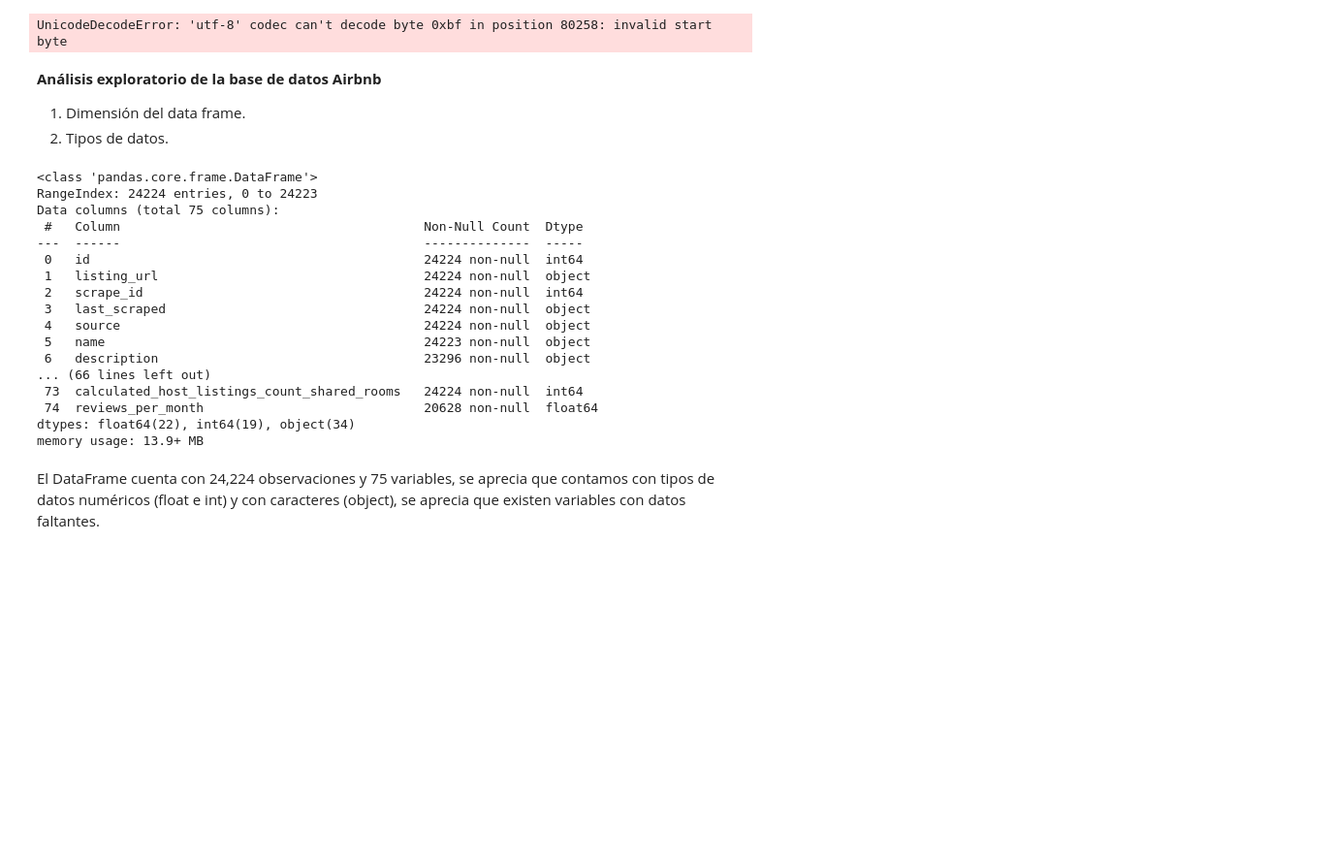
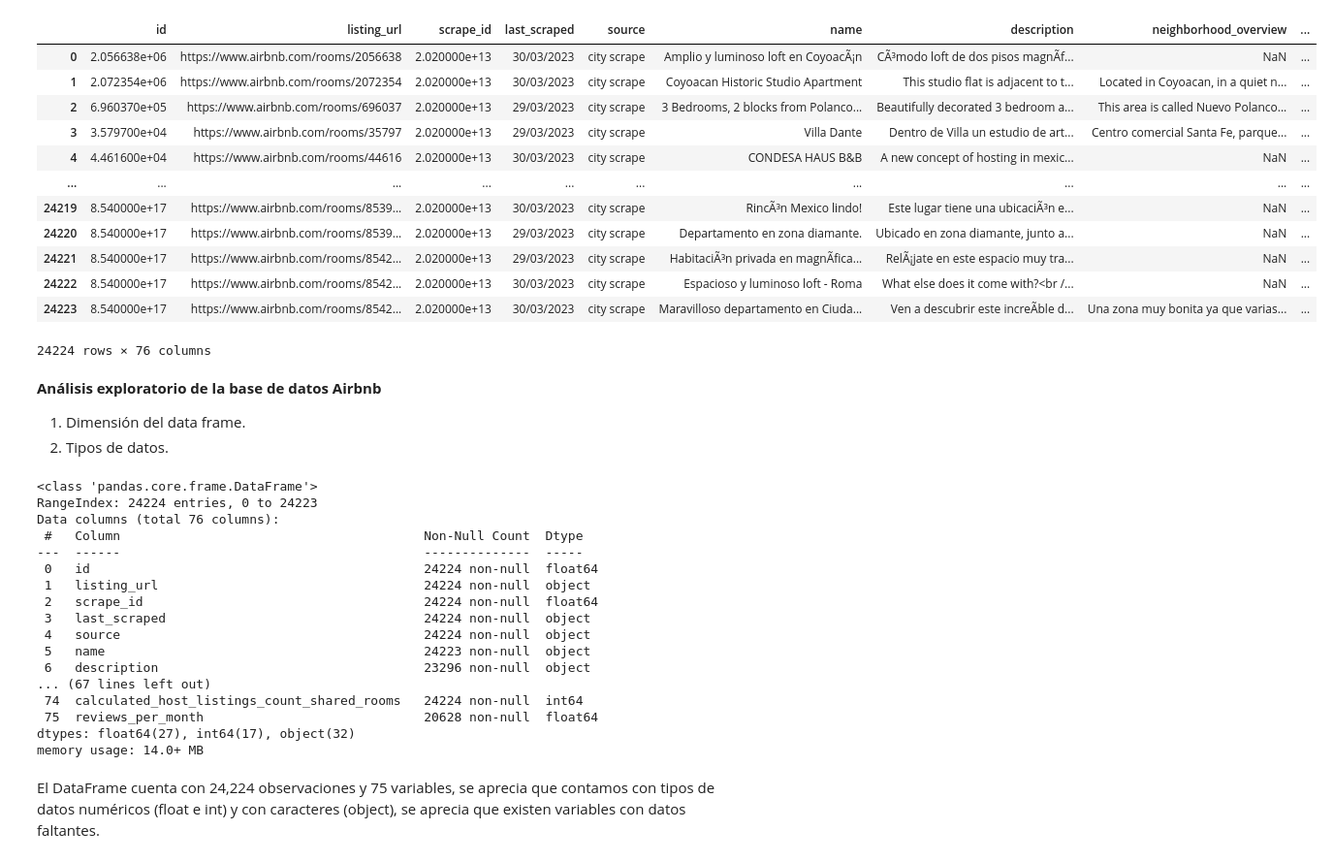
Before and after one commit to AlbertoMuro/Actividad6, a Jupyter notebook: Actividad6(Reto final).ipynb, the cells around one changed output. Shown at 97% size. Cells and saved outputs as stored; diff of their text form; code cells hidden in the pictures; blank space fills up the shorter version.

```diff
--- a/Actividad6(Reto final).ipynb
+++ b/Actividad6(Reto final).ipynb
@@ -4,10 +4,22 @@ import numpy as np
 import matplotlib.pyplot as plt
 from funpymodeling.exploratory import freq_tbl
 # %%
-df=pd.read_csv("DF_Mexico.csv")
+df=pd.read_csv("DF_Mexico.csv",encoding='latin-1')
 df
 # %% [output]
+|  | id | listing_url | scrape_id | last_scraped | source | name | description | neighborhood_overview | ... |
+| 0 | 2.056638e+06 | https://www.airbnb.com/rooms/2056638 | 2.020000e+13 | 30/03/2023 | city scrape | Amplio y luminoso loft en CoyoacÃ¡n | CÃ³modo loft de dos pisos magnÃ­f... | NaN | ... |
+| 1 | 2.072354e+06 | https://www.airbnb.com/rooms/2072354 | 2.020000e+13 | 30/03/2023 | city scrape | Coyoacan Historic Studio Apartment | This studio flat is adjacent to t... | Located in Coyoacan, in a quiet n... | ... |
+| 2 | 6.960370e+05 | https://www.airbnb.com/rooms/696037 | 2.020000e+13 | 29/03/2023 | city scrape | 3 Bedrooms, 2 blocks from Polanco... | Beautifully decorated 3 bedroom a... | This area is called Nuevo Polanco... | ... |
+| 3 | 3.579700e+04 | https://www.airbnb.com/rooms/35797 | 2.020000e+13 | 29/03/2023 | city scrape | Villa Dante | Dentro de Villa un estudio de art... | Centro comercial Santa Fe, parque... | ... |
+| 4 | 4.461600e+04 | https://www.airbnb.com/rooms/44616 | 2.020000e+13 | 30/03/2023 | city scrape | CONDESA HAUS B&B | A new concept of hosting in mexic... | NaN | ... |
+| ... | ... | ... | ... | ... | ... | ... | ... | ... | ... |
+| 24219 | 8.540000e+17 | https://www.airbnb.com/rooms/8539... | 2.020000e+13 | 30/03/2023 | city scrape | RincÃ³n Mexico lindo! | Este lugar tiene una ubicaciÃ³n e... | NaN | ... |
+| 24220 | 8.540000e+17 | https://www.airbnb.com/rooms/8539... | 2.020000e+13 | 29/03/2023 | city scrape | Departamento en zona diamante. | Ubicado en zona diamante, junto a... | NaN | ... |
+| 24221 | 8.540000e+17 | https://www.airbnb.com/rooms/8542... | 2.020000e+13 | 29/03/2023 | city scrape | HabitaciÃ³n privada en magnÃ­fica... | RelÃ¡jate en este espacio muy tra... | NaN | ... |
+| 24222 | 8.540000e+17 | https://www.airbnb.com/rooms/8542... | 2.020000e+13 | 30/03/2023 | city scrape | Espacioso y luminoso loft - Roma | What else does it come with?<br /... | NaN | ... |
+| 24223 | 8.540000e+17 | https://www.airbnb.com/rooms/8542... | 2.020000e+13 | 30/03/2023 | city scrape | Maravilloso departamento en Ciuda... | Ven a descubrir este increÃ­ble d... | Una zona muy bonita ya que varias... | ... |
-UnicodeDecodeError: 'utf-8' codec can't decode byte 0xbf in position 80258: invalid start byte
+24224 rows × 76 columns
 # %% [markdown]
 **Análisis exploratorio de la base de datos Airbnb**
 1. Dimensión del data frame.
@@ -17,21 +29,21 @@ df.info()
 # %% [output]
 <class 'pandas.core.frame.DataFrame'>
 RangeIndex: 24224 entries, 0 to 24223
-Data columns (total 75 columns):
+Data columns (total 76 columns):
  #   Column                                        Non-Null Count  Dtype
 ---  ------                                        --------------  -----
- 0   id                                            24224 non-null  int64
+ 0   id                                            24224 non-null  float64
  1   listing_url                                   24224 non-null  object
- 2   scrape_id                                     24224 non-null  int64
+ 2   scrape_id                                     24224 non-null  float64
  3   last_scraped                                  24224 non-null  object
  4   source                                        24224 non-null  object
  5   name                                          24223 non-null  object
  6   description                                   23296 non-null  object
-... (66 lines left out)
- 73  calculated_host_listings_count_shared_rooms   24224 non-null  int64
- 74  reviews_per_month                             20628 non-null  float64
-dtypes: float64(22), int64(19), object(34)
-memory usage: 13.9+ MB
+... (67 lines left out)
+ 74  calculated_host_listings_count_shared_rooms   24224 non-null  int64
+ 75  reviews_per_month                             20628 non-null  float64
+dtypes: float64(27), int64(17), object(32)
+memory usage: 14.0+ MB
 # %% [markdown]
 El DataFrame cuenta con 24,224 observaciones y 75 variables, se aprecia que contamos con tipos de datos numéricos (float e int) y con caracteres (object),
 se aprecia que existen variables con datos faltantes.
```
Also changed, not shown: parts of 5 cells of this notebook, 1 other file.
